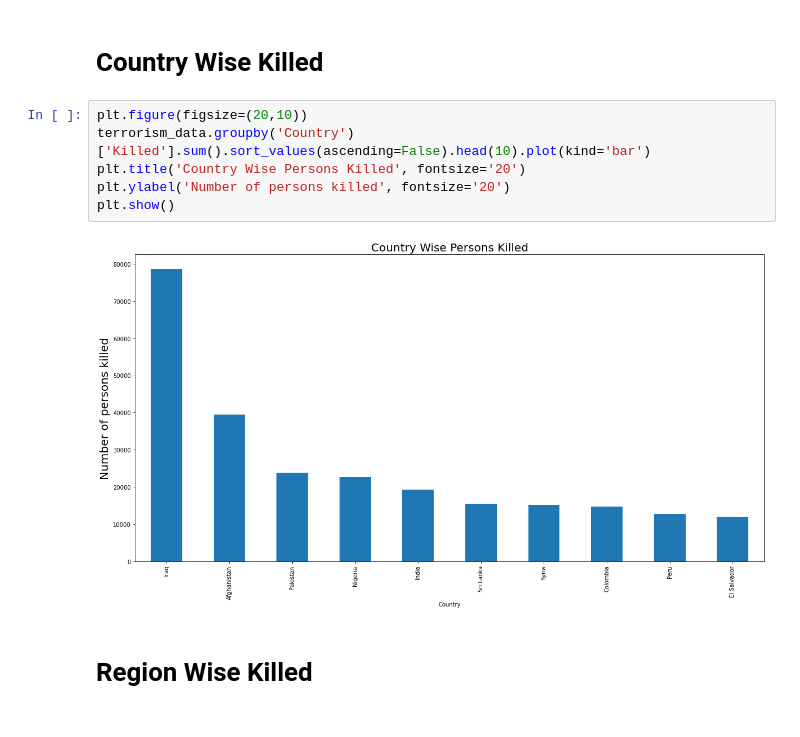
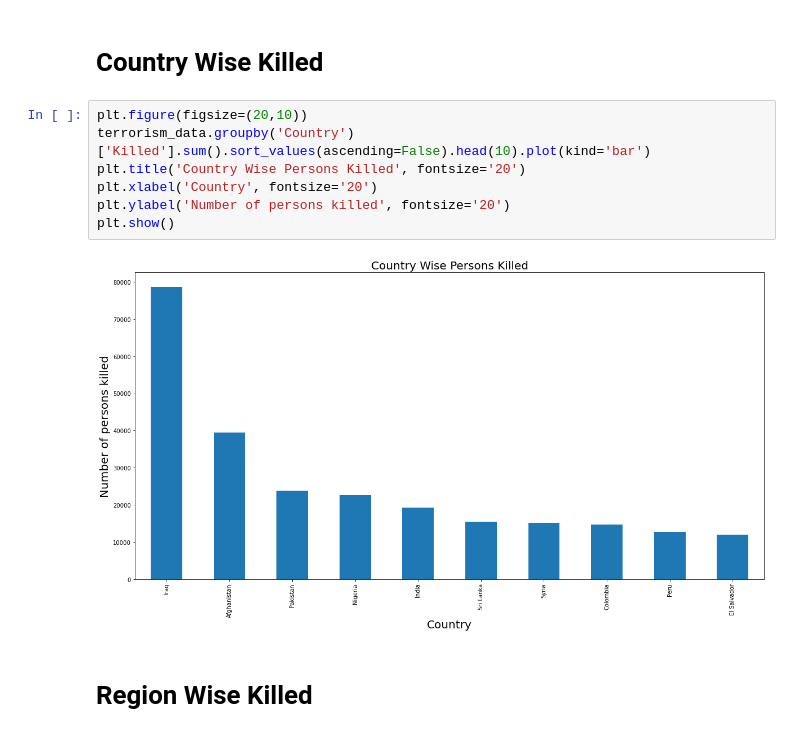
Before and after one commit to Archita-K/LGMVIP-DataScience, a Jupyter notebook: Intermediate Level/Task 1 - Exploratory Data Analysis on Dataset - Terrorism/Exploratory Data Analysis on Dataset - Terrorism.ipynb, the cells around one changed output. Saved outputs shown, nothing was run; the diff lists cells and outputs as text.

```diff
--- a/Intermediate Level/Task 1 - Exploratory Data Analysis on Dataset - Terrorism/Exploratory Data Analysis on Dataset - Terrorism.ipynb
+++ b/Intermediate Level/Task 1 - Exploratory Data Analysis on Dataset - Terrorism/Exploratory Data Analysis on Dataset - Terrorism.ipynb
@@ -292,11 +294,12 @@ plt.show()
 # %%
 plt.figure(figsize=(20,10))
 terrorism_data.groupby('Country')['Killed'].sum().sort_values(ascending=False).head(10).plot(kind='bar')
 plt.title('Country Wise Persons Killed', fontsize='20')
+plt.xlabel('Country', fontsize='20')
 plt.ylabel('Number of persons killed', fontsize='20')
 plt.show()
 # %% [output]
-[figure, old version]
+[figure, new version]
 # %% [markdown]
 # Region Wise Killed
 # %%
```
Also changed, not shown: parts of 4 cells of this notebook.
